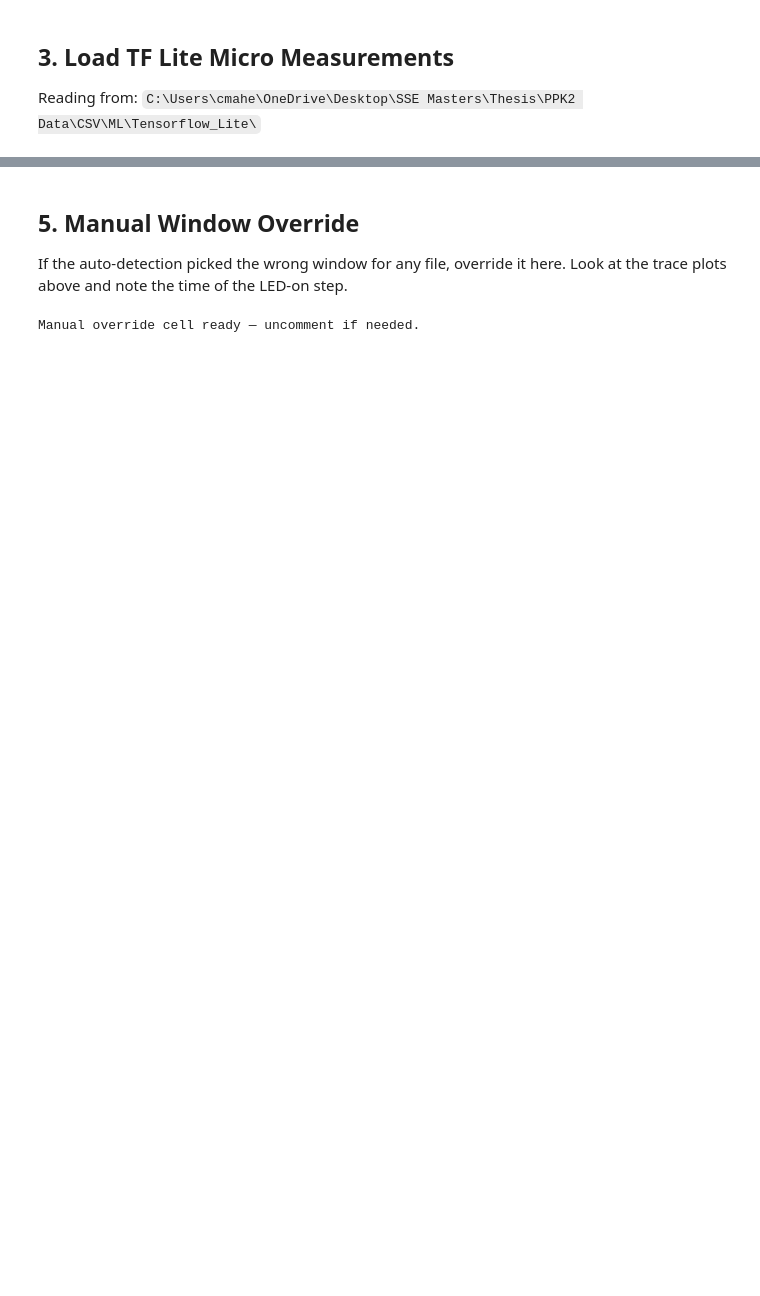
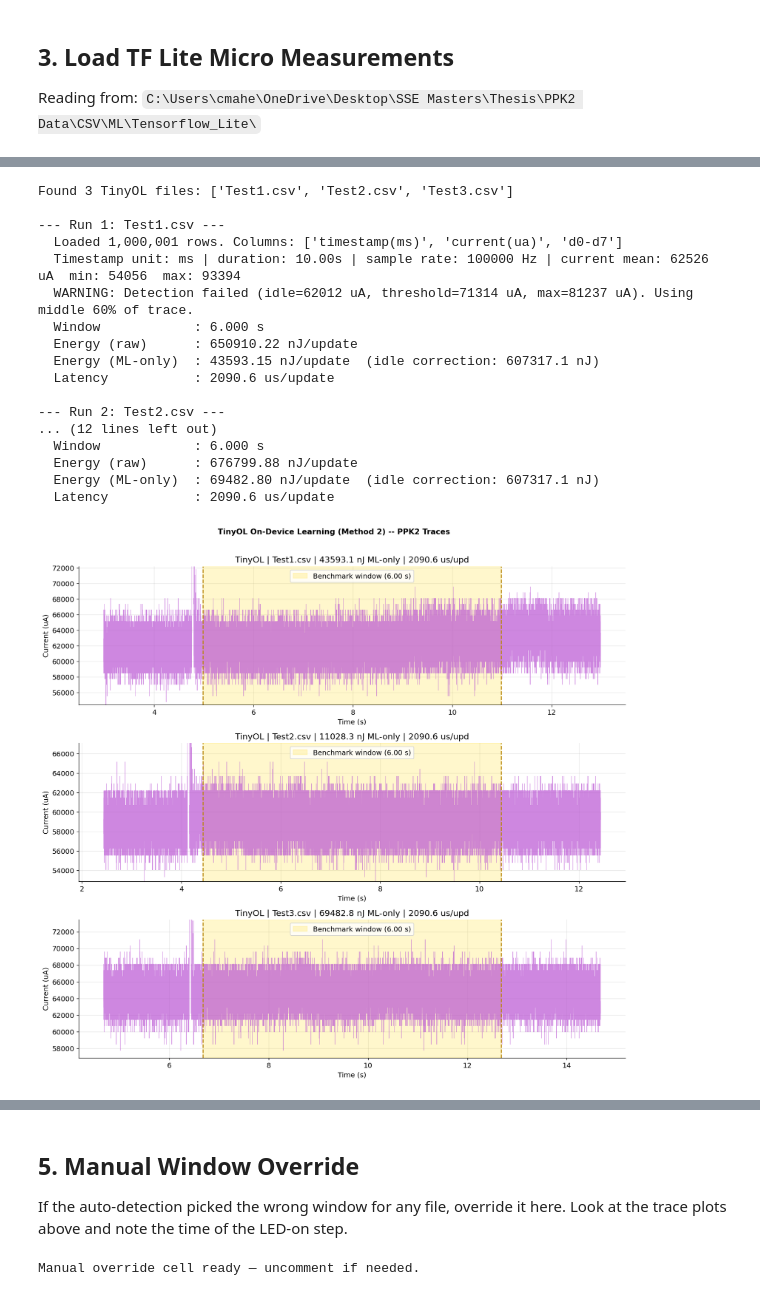
Before and after one commit to Ciaranm1999/Thesis-Edge-AI, a Jupyter notebook: ML_Training/energy_analysis.ipynb, the cells around one changed output, grey strips where cells are left out. Cells and saved outputs as stored; diff of their text form; code cells hidden in the pictures; blank space fills up the shorter version.

```diff
--- a/ML_Training/energy_analysis.ipynb
+++ b/ML_Training/energy_analysis.ipynb
@@ -546,0 +561,66 @@ Plot saved to ppk2_results/tflm_traces.png
+# %%
+tinyol_files = sorted(TINYOL_DIR.glob('*.csv'))
+print(f'Found {len(tinyol_files)} TinyOL files: {[f.name for f in tinyol_files]}')
+
+tinyol_results = []
+fig, axes = plt.subplots(len(tinyol_files), 1, figsize=(13, 4*len(tinyol_files)), squeeze=False)
+
+for idx, fpath in enumerate(tinyol_files):
+    print(f'\n--- Run {idx+1}: {fpath.name} ---')
+    df = load_ppk2_csv(fpath)
+    t_start, t_end = detect_benchmark_window(df)
+    window_s          = t_end - t_start
+    energy_uJ         = calc_energy_uJ(df, t_start, t_end)
+    idle_energy_uJ    = IDLE_POWER_W * window_s * 1e6
+    ml_energy_uJ      = energy_uJ - idle_energy_uJ
+    energy_per_upd_nJ = (energy_uJ   / N_UPDATES) * 1000
+    ml_energy_per_upd_nJ = (ml_energy_uJ / N_UPDATES) * 1000
+    us_per_upd        = (window_s * 1e6) / N_UPDATES
+
+    tinyol_results.append({
+        'run': idx+1, 'file': fpath.name, 'window_s': window_s,
+        'total_energy_uJ': energy_uJ,
+        'energy_per_upd_nJ':    energy_per_upd_nJ,
+        'ml_energy_per_upd_nJ': ml_energy_per_upd_nJ,
+        'us_per_upd': us_per_upd,
+    })
+    print(f'  Window            : {window_s:.3f} s')
+    print(f'  Energy (raw)      : {energy_per_upd_nJ:.2f} nJ/update')
+    print(f'  Energy (ML-only)  : {ml_energy_per_upd_nJ:.2f} nJ/update  (idle correction: {idle_energy_uJ/N_UPDATES*1000:.1f} nJ)')
+    print(f'  Latency           : {us_per_upd:.1f} us/update')
+
+    ax = axes[idx][0]
+    ds = df.iloc[::20]
+    ax.plot(ds['time_s'], ds['current_uA'], lw=0.5, color='mediumorchid', alpha=0.7)
+    ax.axvspan(t_start, t_end, alpha=0.2, color='gold',
+               label=f'Benchmark window ({window_s:.2f} s)')
+    ax.axvline(t_start, color='darkgoldenrod', lw=1.5, ls='--')
+    ax.axvline(t_end,   color='darkgoldenrod', lw=1.5, ls='--')
+    ax.set_title(f'TinyOL | {fpath.name} | {ml_energy_per_upd_nJ:.1f} nJ ML-only | {us_per_upd:.1f} us/upd')
+    ax.set_xlabel('Time (s)'); ax.set_ylabel('Current (uA)'); ax.legend()
+    y_lo = df['current_uA'].quantile(0.005); y_hi = df['current_uA'].quantile(0.995)
+    ax.set_ylim(y_lo - (y_hi-y_lo)*0.3, y_hi + (y_hi-y_lo)*0.3)
+
+plt.suptitle('TinyOL On-Device Learning (Method 2) -- PPK2 Traces', fontsize=12, fontweight='bold', y=1.01)
+plt.tight_layout()
+plt.savefig(RESULTS_DIR/'tinyol_traces.png', bbox_inches='tight', dpi=130)
+plt.show()
+# %% [output]
+Found 3 TinyOL files: ['Test1.csv', 'Test2.csv', 'Test3.csv']
+
+--- Run 1: Test1.csv ---
+  Loaded 1,000,001 rows. Columns: ['timestamp(ms)', 'current(ua)', 'd0-d7']
+  Timestamp unit: ms | duration: 10.00s | sample rate: 100000 Hz | current mean: 62526 uA  min: 54056  max: 93394
+  WARNING: Detection failed (idle=62012 uA, threshold=71314 uA, max=81237 uA). Using middle 60% of trace.
+  Window            : 6.000 s
+  Energy (raw)      : 650910.22 nJ/update
+  Energy (ML-only)  : 43593.15 nJ/update  (idle correction: 607317.1 nJ)
+  Latency           : 2090.6 us/update
+
+--- Run 2: Test2.csv ---
+... (12 lines left out)
+  Window            : 6.000 s
+  Energy (raw)      : 676799.88 nJ/update
+  Energy (ML-only)  : 69482.80 nJ/update  (idle correction: 607317.1 nJ)
+  Latency           : 2090.6 us/update
+[figure, added]
```
Also changed, not shown: parts of 24 cells of this notebook, 32 other files.
